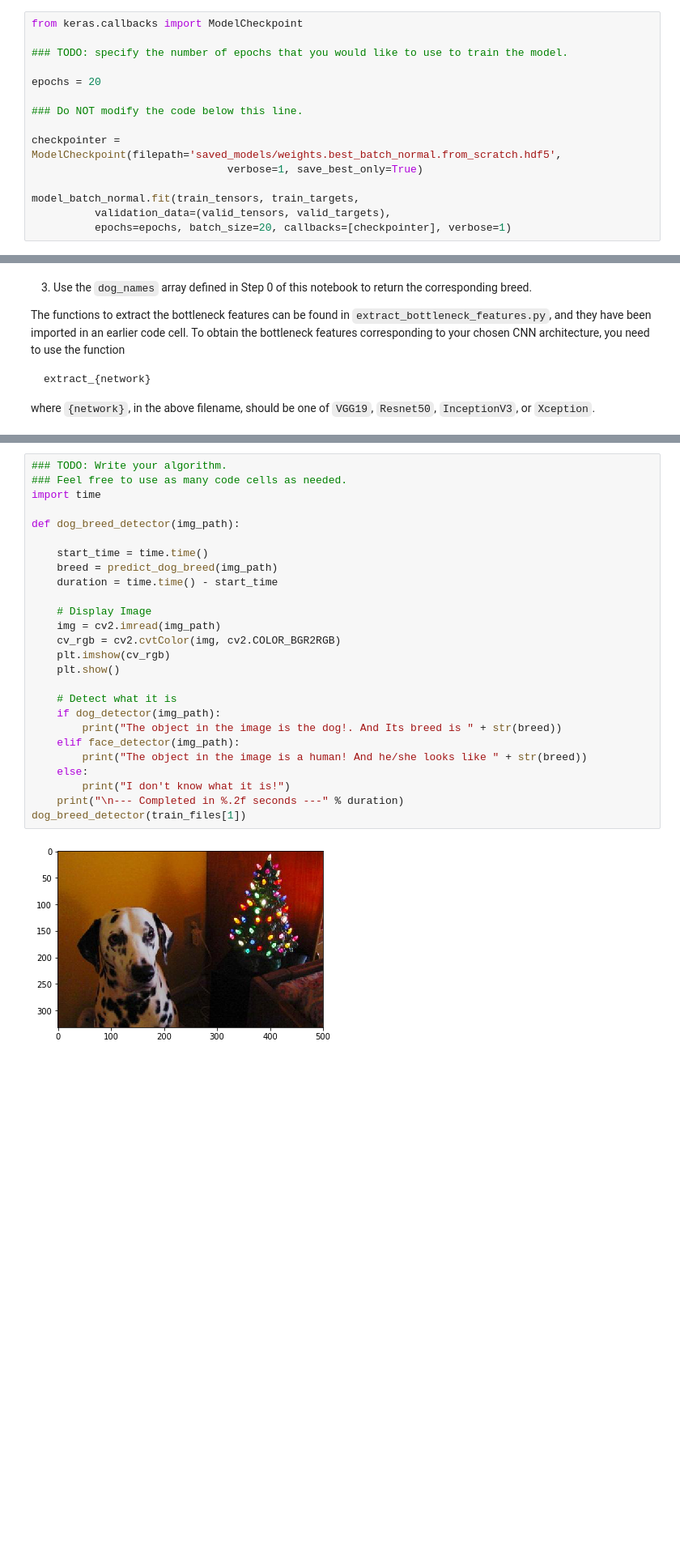
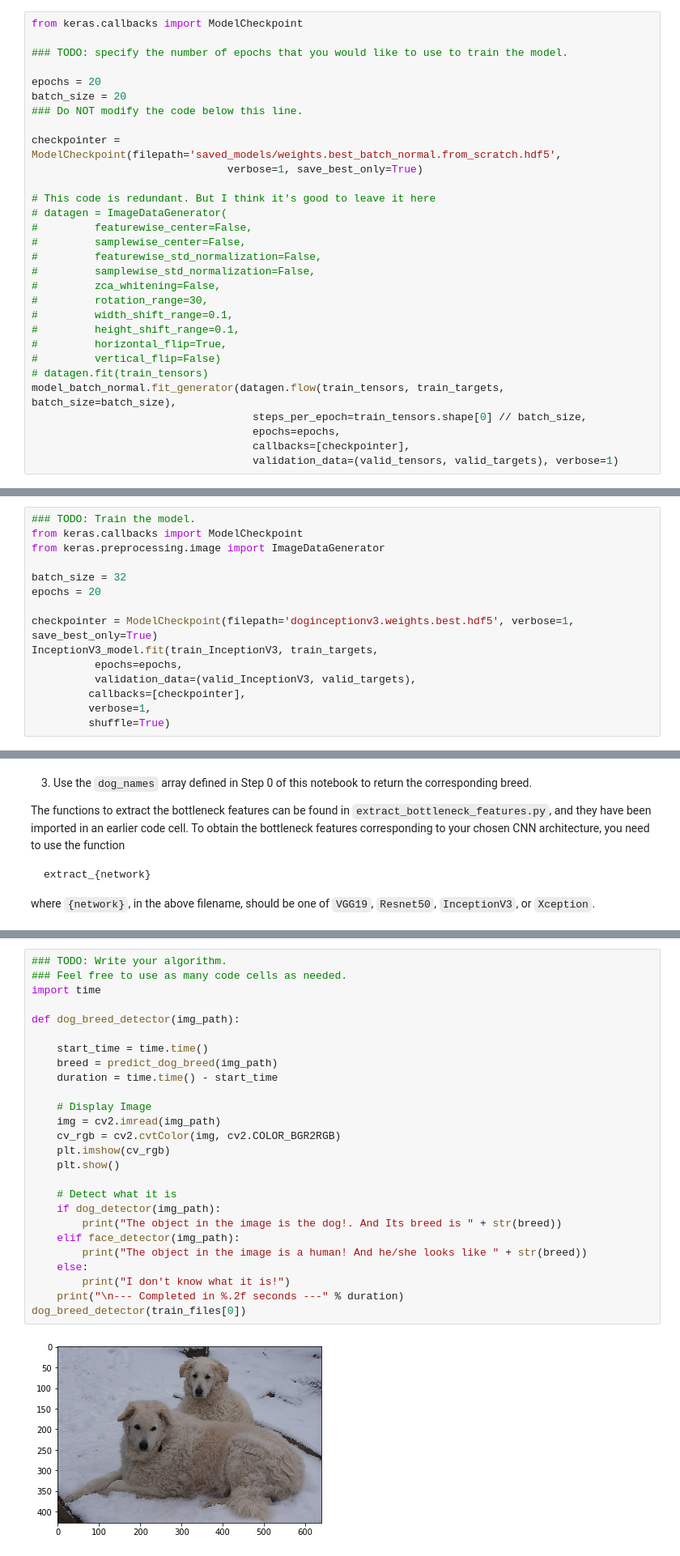
Before and after one commit to jbaek7023/AIND-Dog-Recognizer, a Jupyter notebook: dog_app.ipynb, the cells around one changed output, grey strips where cells are left out. Shown at 81% size. Cells and saved outputs as stored; diff of their text form; blank space fills up the shorter version.

```diff
--- a/dog_app.ipynb
+++ b/dog_app.ipynb
@@ -515,13 +529,28 @@ from keras.callbacks import ModelCheckpoint
 ### TODO: specify the number of epochs that you would like to use to train the model.
 
 epochs = 20
-
+batch_size = 20
 ### Do NOT modify the code below this line.
 
 checkpointer = ModelCheckpoint(filepath='saved_models/weights.best_batch_normal.from_scratch.hdf5',
                                verbose=1, save_best_only=True)
 
-model_batch_normal.fit(train_tensors, train_targets,
-          validation_data=(valid_tensors, valid_targets),
-          epochs=epochs, batch_size=20, callbacks=[checkpointer], verbose=1)
+# This code is redundant. But I think it's good to leave it here
+# datagen = ImageDataGenerator(
+#         featurewise_center=False,
+#         samplewise_center=False,
+#         featurewise_std_normalization=False,
+#         samplewise_std_normalization=False,
+#         zca_whitening=False,
+#         rotation_range=30,
+#         width_shift_range=0.1,
+#         height_shift_range=0.1,
+#         horizontal_flip=True,
+#         vertical_flip=False)
+# datagen.fit(train_tensors)
+model_batch_normal.fit_generator(datagen.flow(train_tensors, train_targets, batch_size=batch_size),
+                                   steps_per_epoch=train_tensors.shape[0] // batch_size,
+                                   epochs=epochs,
+                                   callbacks=[checkpointer],
+                                   validation_data=(valid_tensors, valid_targets), verbose=1)
 # %% [output]
@@ -796,0 +780,15 @@ ValueError: Expected input to be images (as Numpy array) following the data form
+# %%
+### TODO: Train the model.
+from keras.callbacks import ModelCheckpoint
+from keras.preprocessing.image import ImageDataGenerator
+
+batch_size = 32
+epochs = 20
+
+checkpointer = ModelCheckpoint(filepath='doginceptionv3.weights.best.hdf5', verbose=1, save_best_only=True)
+InceptionV3_model.fit(train_InceptionV3, train_targets,
+          epochs=epochs,
+          validation_data=(valid_InceptionV3, valid_targets),
+         callbacks=[checkpointer],
+         verbose=1,
+         shuffle=True)
@@ -862,28 +881,28 @@ Some sample output for our algorithm is provided below, but feel free to design
 # %%
 ### TODO: Write your algorithm.
 ### Feel free to use as many code cells as needed.
 import time
 
 def dog_breed_detector(img_path):
 
     start_time = time.time()
     breed = predict_dog_breed(img_path)
     duration = time.time() - start_time
 
     # Display Image
     img = cv2.imread(img_path)
     cv_rgb = cv2.cvtColor(img, cv2.COLOR_BGR2RGB)
     plt.imshow(cv_rgb)
     plt.show()
 
     # Detect what it is
     if dog_detector(img_path):
         print("The object in the image is the dog!. And Its breed is " + str(breed))
     elif face_detector(img_path):
         print("The object in the image is a human! And he/she looks like " + str(breed))
     else:
         print("I don't know what it is!")
     print("\n--- Completed in %.2f seconds ---" % duration)
-dog_breed_detector(train_files[1])
+dog_breed_detector(train_files[0])
 # %% [output]
-[figure, old version]
+[figure, new version]
```
Also changed, not shown: parts of 16 cells of this notebook, 3 other files.
